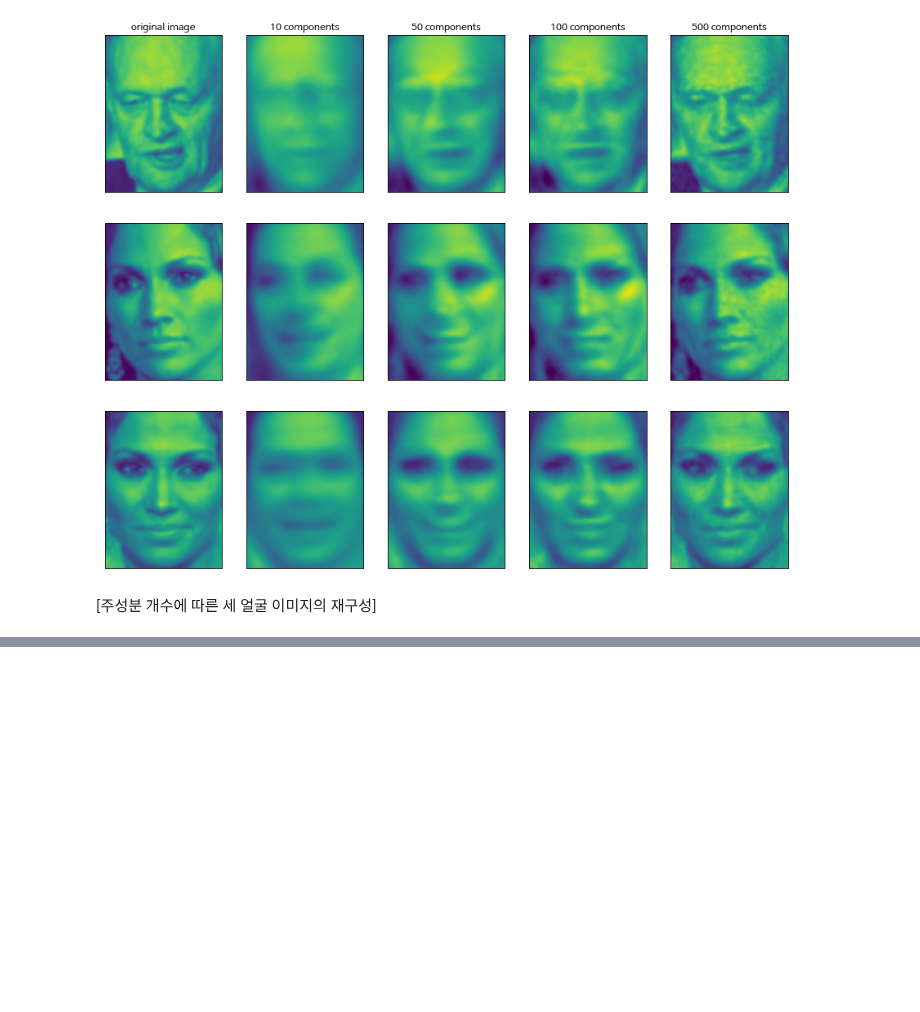
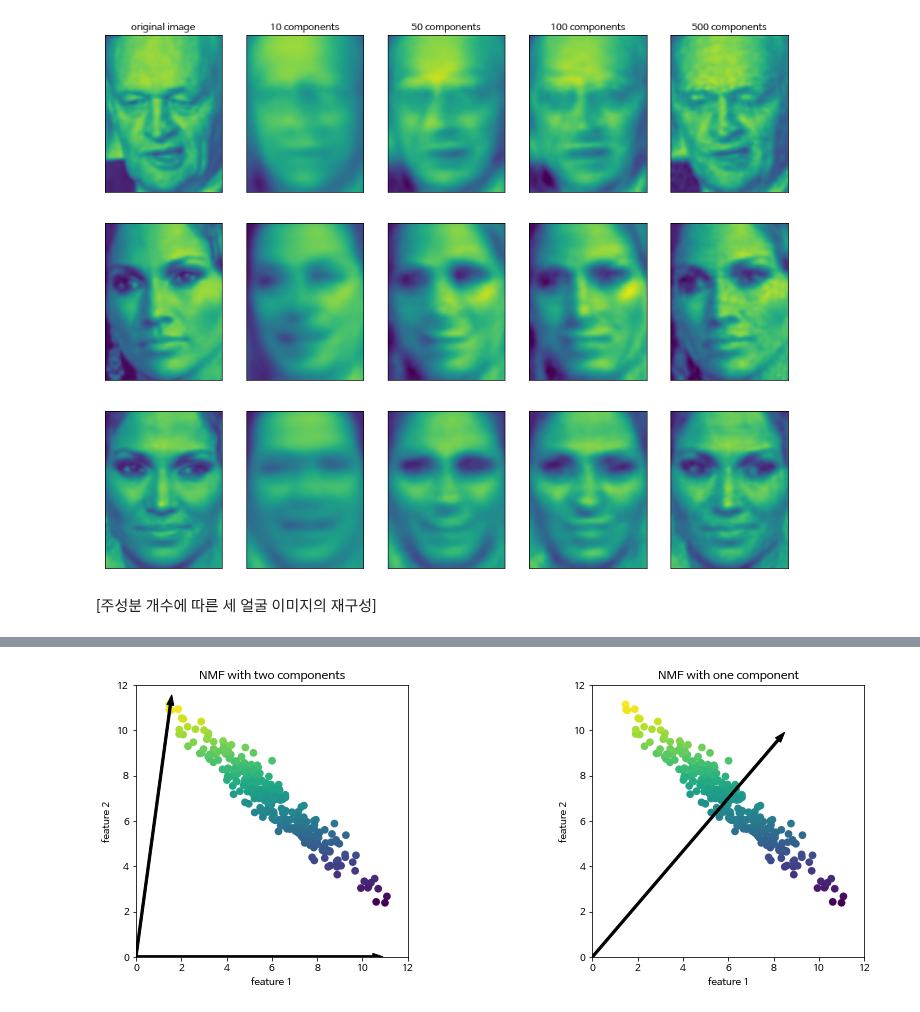
Before and after one commit to junes7/python_machine_learning, a Jupyter notebook: Dimensionality Reduction, Characterization Extraction, Manifold Learning.ipynb, the cells around one changed output, grey strips where cells are left out. Cells and saved outputs as stored; diff of their text form; code cells hidden in the pictures; blank space fills up the shorter version.

```diff
--- a/Dimensionality Reduction, Characterization Extraction, Manifold Learning.ipynb
+++ b/Dimensionality Reduction, Characterization Extraction, Manifold Learning.ipynb
@@ -247,0 +256,4 @@ Text(0, 0.5, '두 번째 주성분')
+# %%
+mglearn.plots.plot_nmf_illustration()
+# %% [output]
+[figure, added]
```
Also changed, not shown: parts of 7 cells of this notebook.
